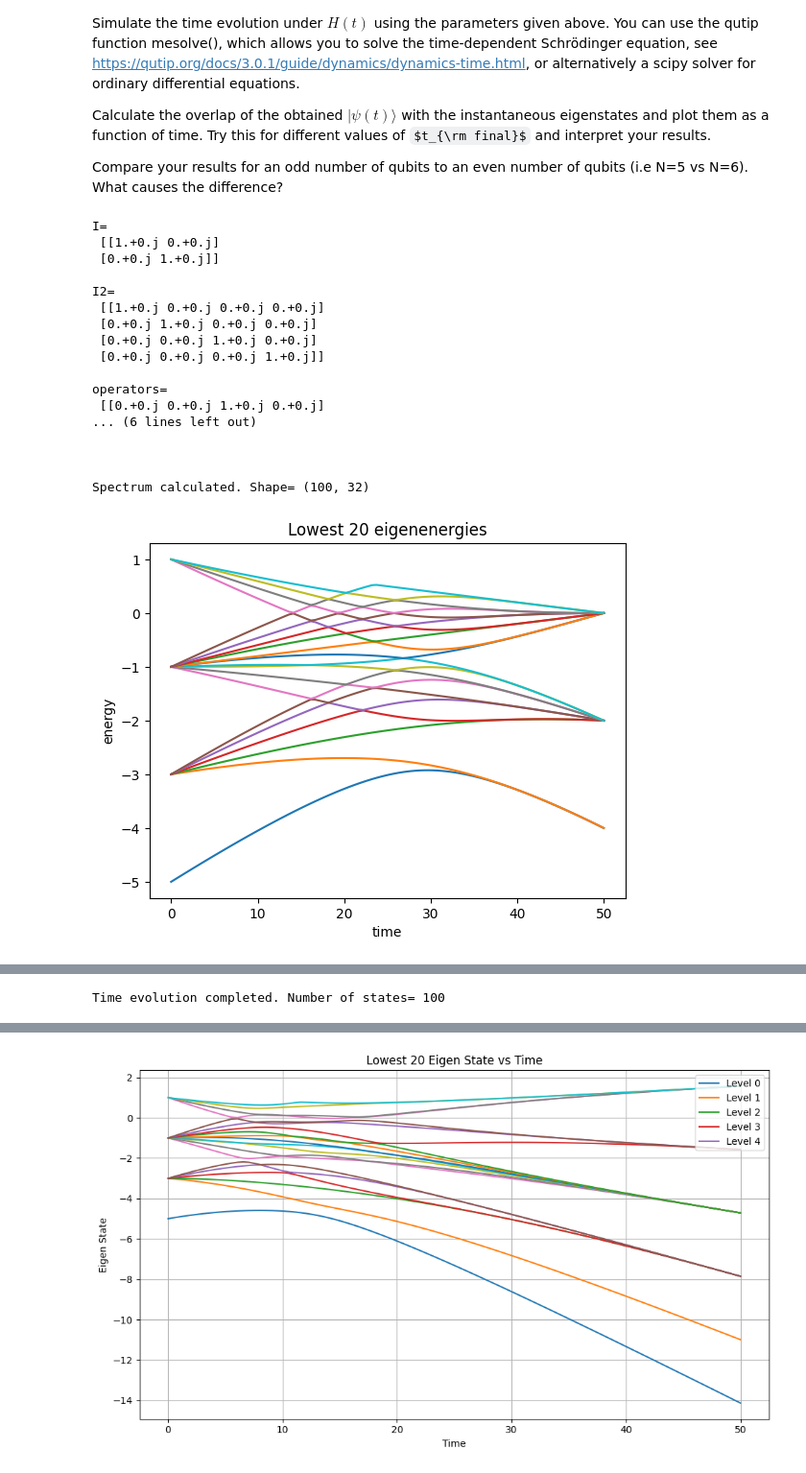
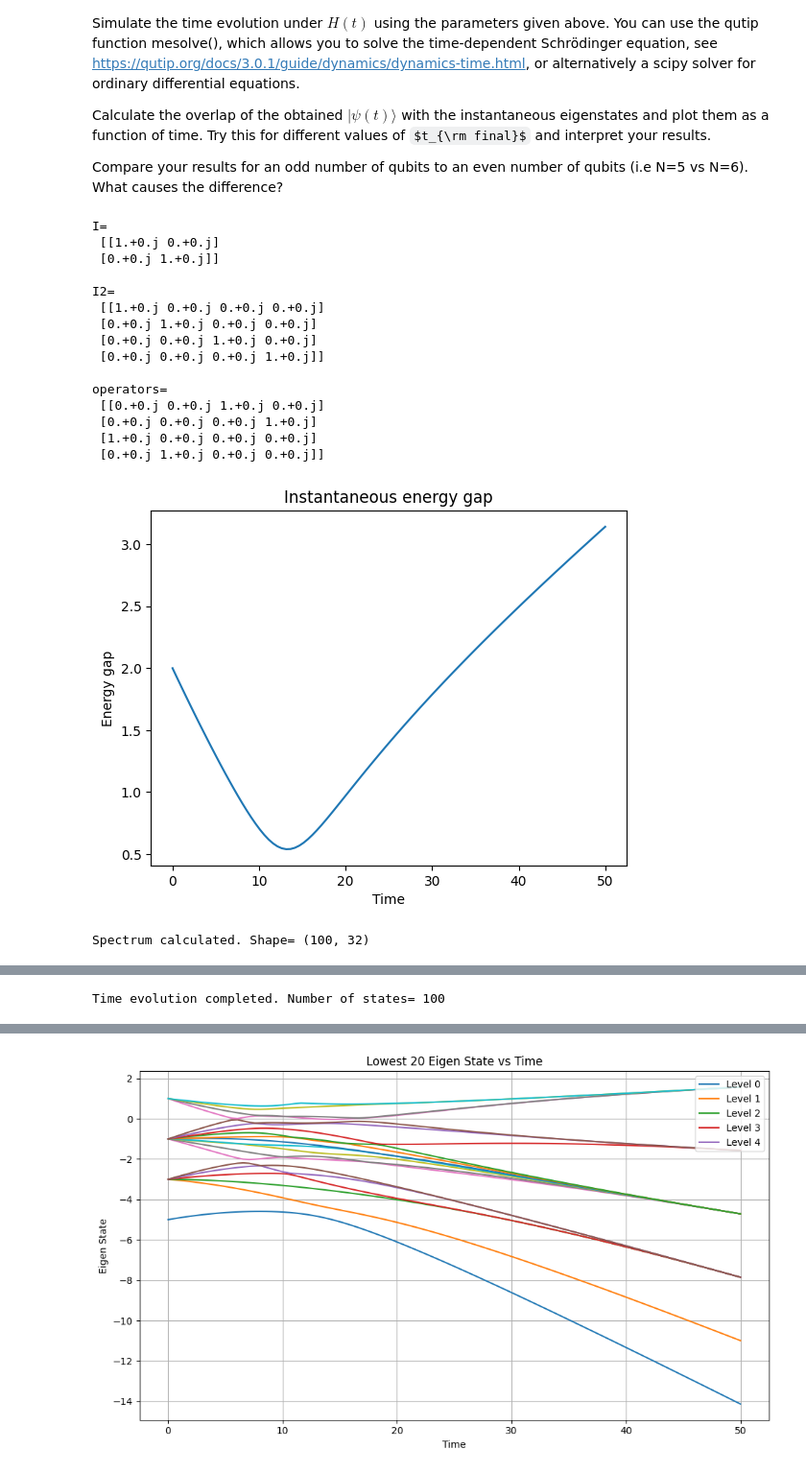
Before and after one commit to Abiyzelalem27/Quantum_Algorithms, a Jupyter notebook: Adiabatic _state_preparation.ipynb, the cells around one changed output, grey strips where cells are left out. Shown at 96% size. Saved outputs shown, nothing was run; the diff lists cells and outputs as text; code cells hidden in the pictures; some formulas as TeX source.

```diff
--- a/Adiabatic _state_preparation.ipynb
+++ b/Adiabatic _state_preparation.ipynb
@@ -195,6 +195,17 @@ def groundstate_overlap(H0, H1, eigenstates, times):
     plt.legend()
     plt.show()
 print()
+
+
+gap = eigenvalues[:, 1] - eigenvalues[:, 0]
+
+plt.figure()
+plt.plot(time_grid, gap)
+plt.xlabel("Time")
+plt.ylabel("Energy gap")
+plt.title("Instantaneous energy gap")
+plt.show()
+print()
 def overlaps_with_eigenstates(states, eigenstates, times):
     """Compute overlap probabilities between evolved states and instantaneous eigenstates."""
     overlaps = np.zeros((len(times), 20))
@@ -214,36 +225,35 @@ print()
 #Results
 H0, H1 = build_hamiltonians(N)
 print()
 eigenvals, eigenstates = instantaneous_spectrum(H0, H1, times, t_final)
 print()
 print("Spectrum calculated. Shape=", eigenvals.shape)
 
 # Plot eigenenergies
 plot_eigenenergies(eigenvals, times)
 # Ground state overlaps
 groundstate_overlap(H0, H1, eigenstates, times)
 # Time evolution
 states = simulate_dynamics(H0, H1, times, t_final)
 print()
 print("Time evolution completed. Number of states=", len(states))
 # Overlaps with instantaneous eigenstates
 overlaps_with_eigenstates(states, eigenstates, times)
 # %% [output]
 I=
  [[1.+0.j 0.+0.j]
  [0.+0.j 1.+0.j]]
 
 I2=
  [[1.+0.j 0.+0.j 0.+0.j 0.+0.j]
  [0.+0.j 1.+0.j 0.+0.j 0.+0.j]
  [0.+0.j 0.+0.j 1.+0.j 0.+0.j]
  [0.+0.j 0.+0.j 0.+0.j 1.+0.j]]
 
 operators=
  [[0.+0.j 0.+0.j 1.+0.j 0.+0.j]
-... (6 lines left out)
-
-
-
-Spectrum calculated. Shape= (100, 32)
+ [0.+0.j 0.+0.j 0.+0.j 1.+0.j]
+ [1.+0.j 0.+0.j 0.+0.j 0.+0.j]
+ [0.+0.j 1.+0.j 0.+0.j 0.+0.j]]
-[figure, old version]
+[figure, new version]
+Spectrum calculated. Shape= (100, 32)
@@ -251 +260,0 @@ Spectrum calculated. Shape= (100, 32)
-Time evolution completed. Number of states= 100
@@ -252,0 +262 @@ Time evolution completed. Number of states= 100
+Time evolution completed. Number of states= 100
```
Also changed, not shown: parts of 1 cell of this notebook.
